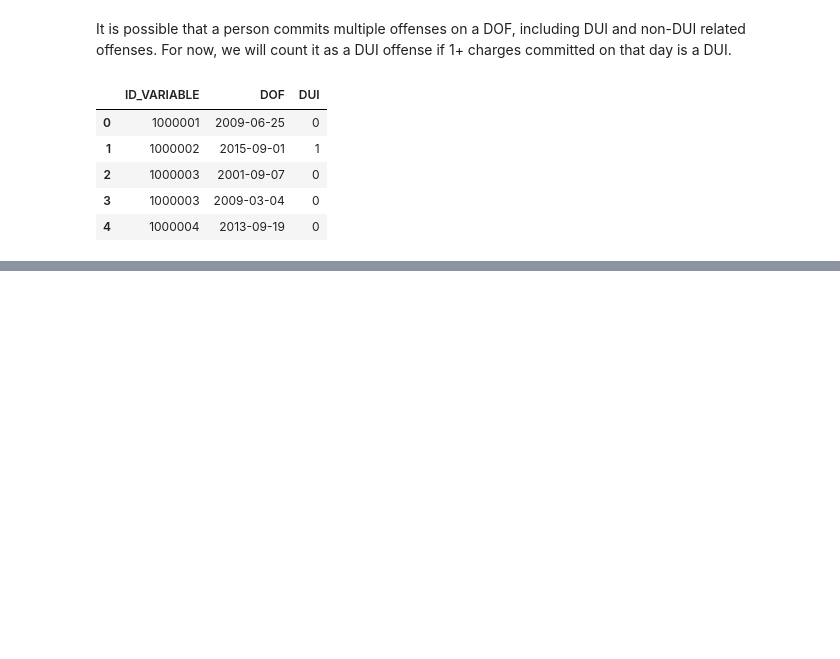
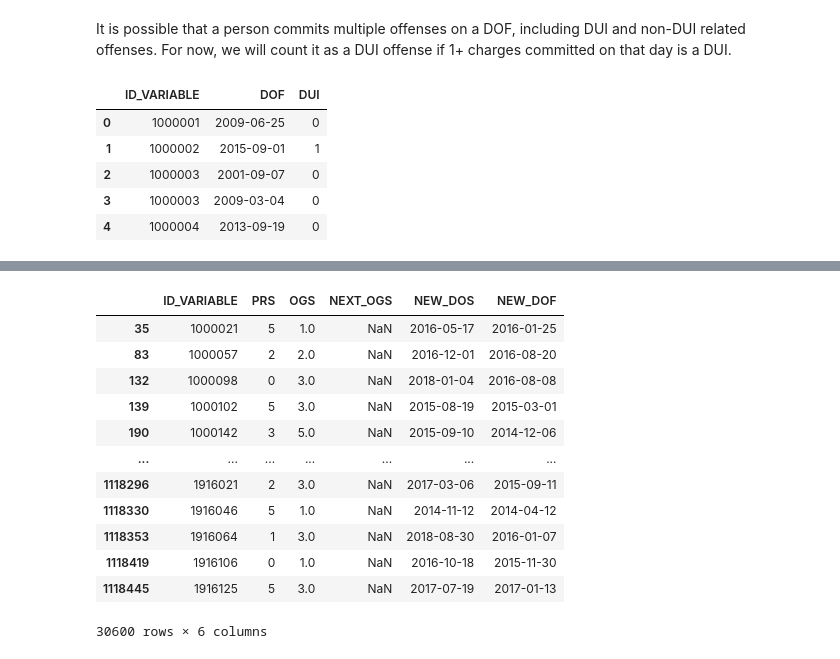
Before and after one commit to aud-z/PA_sentencing, a Jupyter notebook: initial_analyses.ipynb, the cells around one changed output, grey strips where cells are left out. Saved outputs shown, nothing was run; the diff lists cells and outputs as text; code cells hidden in the pictures; blank space fills up the shorter version.

```diff
--- a/initial_analyses.ipynb
+++ b/initial_analyses.ipynb
@@ -185,0 +222,17 @@ plt.show()
+# %%
+# check that shift() worked properly
+recidivism_df[(recidivism_df['RECIDIVISM_3Y']==1) & (recidivism_df['NEXT_OGS'].isna())][['ID_VARIABLE', 'PRS', 'OGS', 'NEXT_OGS', 'NEW_DOS', 'NEW_DOF']]
+# %% [output]
+|  | ID_VARIABLE | PRS | OGS | NEXT_OGS | NEW_DOS | NEW_DOF |
+| 35 | 1000021 | 5 | 1.0 | NaN | 2016-05-17 | 2016-01-25 |
+| 83 | 1000057 | 2 | 2.0 | NaN | 2016-12-01 | 2016-08-20 |
+| 132 | 1000098 | 0 | 3.0 | NaN | 2018-01-04 | 2016-08-08 |
+| 139 | 1000102 | 5 | 3.0 | NaN | 2015-08-19 | 2015-03-01 |
+| 190 | 1000142 | 3 | 5.0 | NaN | 2015-09-10 | 2014-12-06 |
+| ... | ... | ... | ... | ... | ... | ... |
+| 1118296 | 1916021 | 2 | 3.0 | NaN | 2017-03-06 | 2015-09-11 |
+| 1118330 | 1916046 | 5 | 1.0 | NaN | 2014-11-12 | 2014-04-12 |
+| 1118353 | 1916064 | 1 | 3.0 | NaN | 2018-08-30 | 2016-01-07 |
+| 1118419 | 1916106 | 0 | 1.0 | NaN | 2016-10-18 | 2015-11-30 |
+| 1118445 | 1916125 | 5 | 3.0 | NaN | 2017-07-19 | 2017-01-13 |
+30600 rows × 6 columns
```
Also changed, not shown: parts of 13 cells of this notebook.
